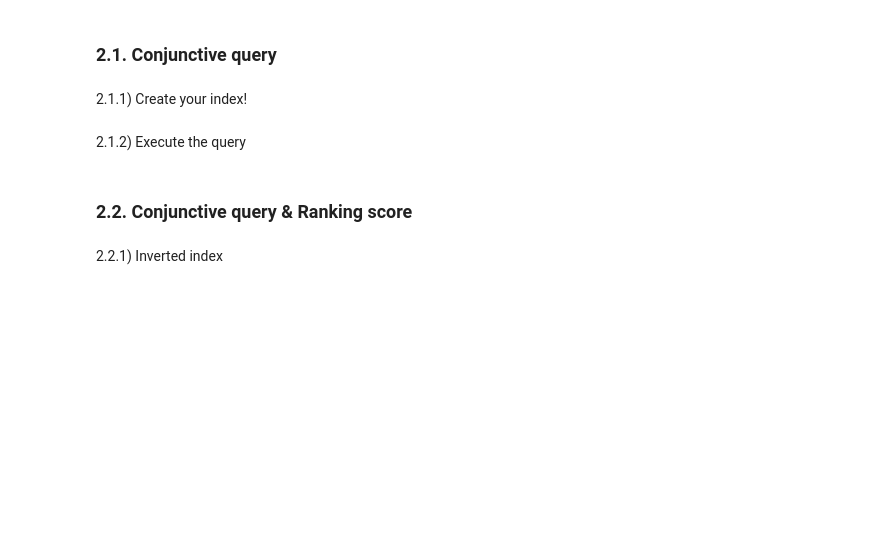
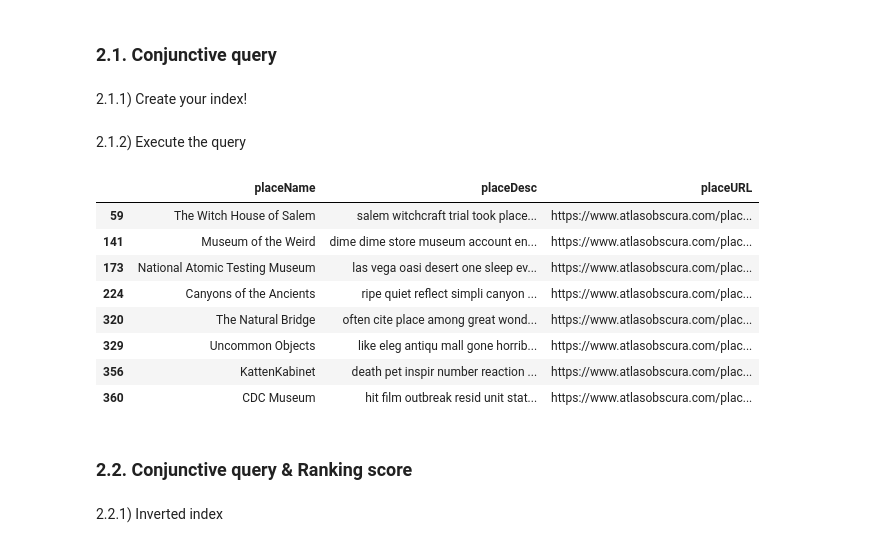
Before and after one commit to Matteo-Candi/ADM_HW3, a Jupyter notebook: main.ipynb, the cells around one changed output. Saved outputs shown, nothing was run; the diff lists cells and outputs as text; code cells hidden in the pictures; blank space fills up the shorter version.

```diff
--- a/main.ipynb
+++ b/main.ipynb
@@ -265,7 +263,17 @@ docs = [inverted_index[str(id)] for id in id_query_words]
 # %%
 match = [value for value in docs[0] if value in docs[1]]       # Supposing the query has only 2 words (for now)
 output = df[['placeName', 'placeDesc', 'placeURL']]
-output.loc[match[:10]]
+output.loc[match[:8]]
+# %% [output]
+|  | placeName | placeDesc | placeURL |
+| 59 | The Witch House of Salem | salem witchcraft trial took place... | https://www.atlasobscura.com/plac... |
+| 141 | Museum of the Weird | dime dime store museum account en... | https://www.atlasobscura.com/plac... |
+| 173 | National Atomic Testing Museum | las vega oasi desert one sleep ev... | https://www.atlasobscura.com/plac... |
+| 224 | Canyons of the Ancients | ripe quiet reflect simpli canyon ... | https://www.atlasobscura.com/plac... |
+| 320 | The Natural Bridge | often cite place among great wond... | https://www.atlasobscura.com/plac... |
+| 329 | Uncommon Objects | like eleg antiqu mall gone horrib... | https://www.atlasobscura.com/plac... |
+| 356 | KattenKabinet | death pet inspir number reaction ... | https://www.atlasobscura.com/plac... |
+| 360 | CDC Museum | hit film outbreak resid unit stat... | https://www.atlasobscura.com/plac... |
 # %% [markdown]
 ### 2.2. Conjunctive query & Ranking score
 # %% [markdown]
```
Also changed, not shown: parts of 1 cell of this notebook.
